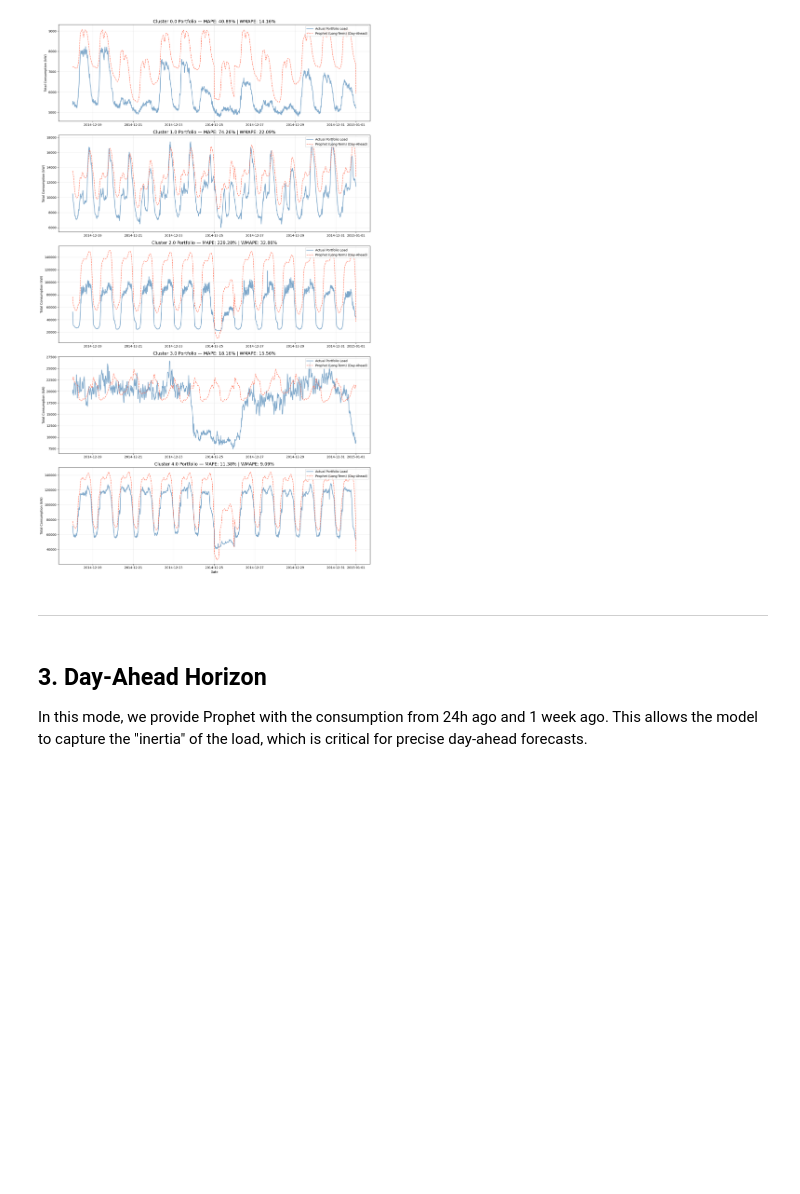
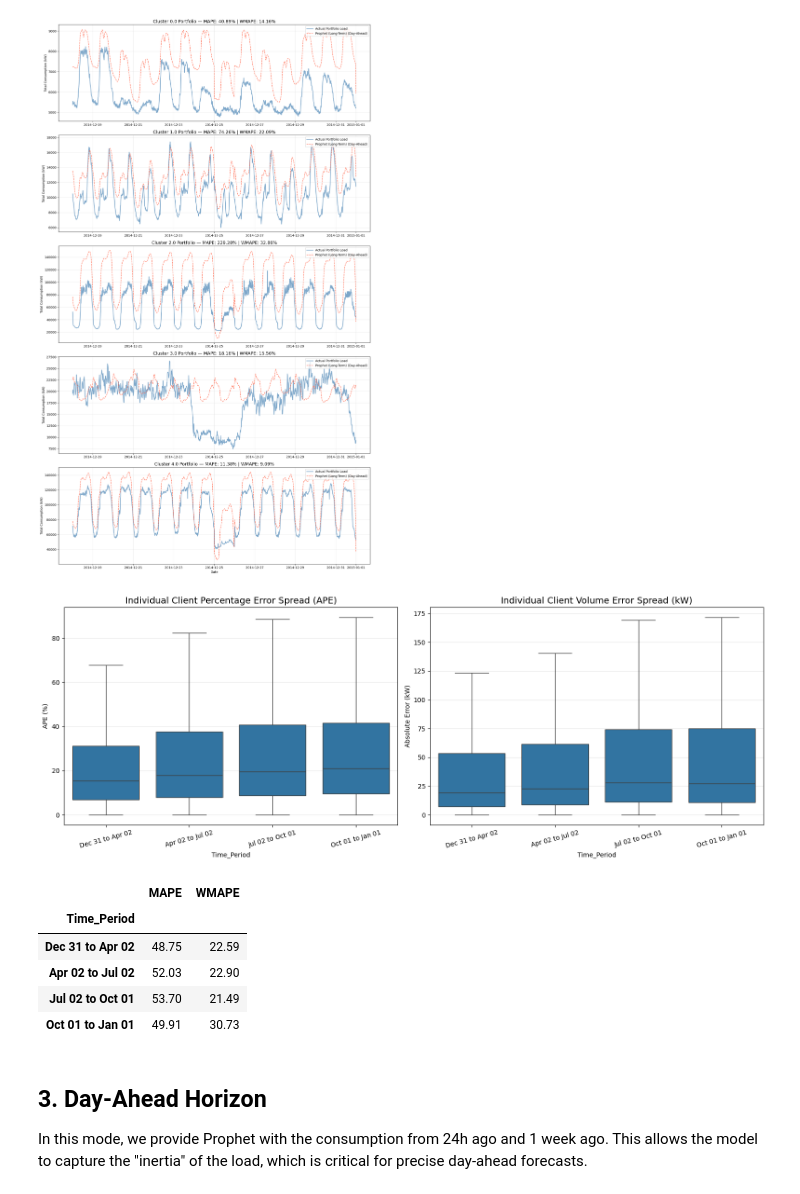
Before and after one commit to lucabarattini/forecasting-electricity, a Jupyter notebook: notebooks/prophet_playground.ipynb, the cells around one changed output. Cells and saved outputs as stored; diff of their text form; code cells hidden in the pictures; blank space fills up the shorter version.

```diff
--- a/notebooks/prophet_playground.ipynb
+++ b/notebooks/prophet_playground.ipynb
@@ -110,8 +99,18 @@ Global Portfolio WMAPE: 19.13%
 plot_cluster_portfolio(eval_lt, summary_lt, model_label="Prophet (Long-Term)")
 # %% [output]
 [figure]
-# %% [markdown]
----
+# %%
+# Perform time-period split analysis
+summary_lt = analyze_time_periods(results_lt)
+display(summary_lt)
+# %% [output]
+[figure, added]
+|  | MAPE | WMAPE |
+| Time_Period |  |  |
+| Dec 31 to Apr 02 | 48.75 | 22.59 |
+| Apr 02 to Jul 02 | 52.03 | 22.90 |
+| Jul 02 to Oct 01 | 53.70 | 21.49 |
+| Oct 01 to Jan 01 | 49.91 | 30.73 |
 # %% [markdown]
 ## 3. Day-Ahead Horizon
 
```
Also changed, not shown: parts of 6 cells of this notebook.
